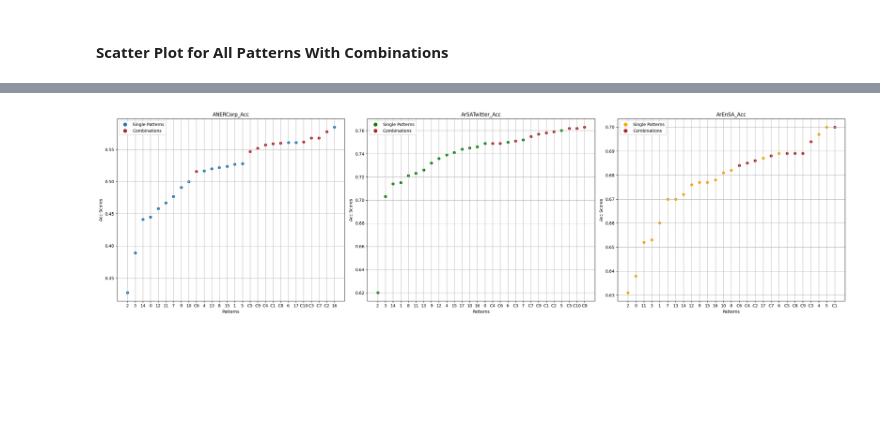
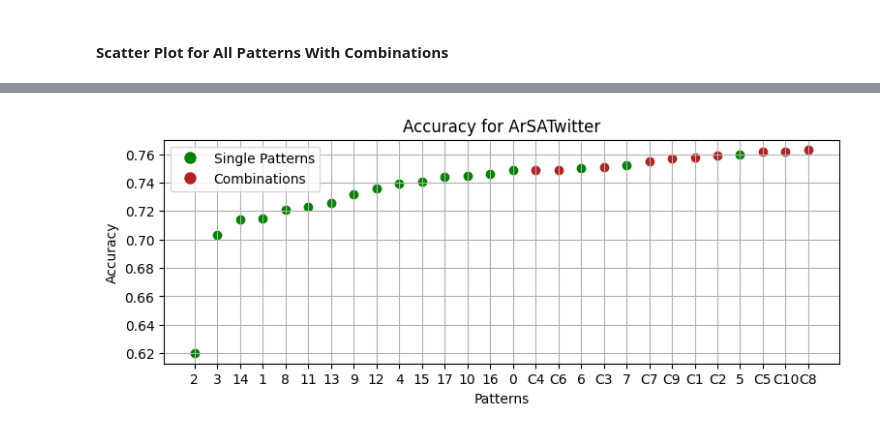
Before and after one commit to moeyad7/Thesis_Data, a Jupyter notebook: thesis-plots.ipynb, the cells around one changed output, grey strips where cells are left out. Cells and saved outputs as stored; diff of their text form; code cells hidden in the pictures; blank space fills up the shorter version.

```diff
--- a/thesis-plots.ipynb
+++ b/thesis-plots.ipynb
@@ -593,95 +635,33 @@ plt.show()
 # %%
+# ArSATwitter Accuracy
 import matplotlib.pyplot as plt
 from matplotlib.lines import Line2D
 
-
-ANERCorp_Acc = [0.445, 0.527, 0.327, 0.389, 0.517, 0.528, 0.561, 0.477, 0.522, 0.491, 0.5, 0.467, 0.458, 0.52, 0.441, 0.524, 0.585, 0.561, 0.559, 0.578, 0.568, 0.557, 0.547, 0.516, 0.568, 0.56, 0.552, 0.562]
-ArSATwitter_Acc = [0.749, 0.715, 0.62, 0.703, 0.739, 0.76, 0.75, 0.752, 0.721, 0.732, 0.745, 0.723, 0.736, 0.726, 0.714, 0.741, 0.746, 0.744, 0.758, 0.759, 0.751, 0.749, 0.762, 0.749, 0.755, 0.763, 0.757, 0.762]
-ArEnSA_Acc = [0.638, 0.66, 0.631, 0.653, 0.697, 0.7, 0.689, 0.67, 0.682, 0.677, 0.681, 0.652, 0.676, 0.67, 0.672, 0.677, 0.678, 0.687, 0.7, 0.686, 0.694, 0.685, 0.689, 0.684, 0.688, 0.689, 0.689]
+ArSATwitter_Acc = [0.749,0.715,0.620,0.703,0.739,0.760,0.750,0.752,0.721,0.732,0.745,0.723,0.736,0.726,0.714,0.741,0.746,0.744,0.758,0.759,0.751,0.749,0.762,0.749,0.755,0.763,0.757,0.762]
 
 patterns = [0, 1, 2, 3, 4, 5, 6, 7, 8, 9, 10, 11, 12, 13, 14, 15, 16, 17, 'C1', 'C2', 'C3', 'C4', 'C5', 'C6', 'C7', 'C8', 'C9', 'C10']
 
-
-ANERCorp_sorted_indices = list(zip(ANERCorp_Acc, patterns))
 ArSATwitter_indices = list(zip(ArSATwitter_Acc, patterns))
-ArEnSA_indices = list(zip(ArEnSA_Acc, patterns))
+sorted_ArSATwitter = sorted(ArSATwitter_indices, key=lambda tup: tup[0])
+ArSATwitter_Acc_sorted, ArSATwitter_patterns_sorted = zip(*sorted_ArSATwitter)
 
 
-sorted_ANERCorp = sorted(ANERCorp_sorted_indices, key=lambda tup: tup[0])
-sorted_ArSATwitter = sorted(ArSATwitter_indices, key=lambda tup: tup[0])
-sorted_ArEnSA = sorted(ArEnSA_indices, key=lambda tup: tup[0])
-
-
-ANERCorp_Acc_sorted, ANERCorp_patterns_sorted = zip(*sorted_ANERCorp)
-ArSATwitter_Acc_sorted, ArSATwitter_patterns_sorted = zip(*sorted_ArSATwitter)
-ArEnSA_Acc_sorted, ArEnSA__patterns_sorted = zip(*sorted_ArEnSA)
-
-# Create subplots for each dataset
-plt.figure(figsize=(25, 7))
-
-plt.subplot(1, 3, 1)
-
-for i, pattern in enumerate(ANERCorp_patterns_sorted):
-    color = 'C0' if not str(pattern).startswith('C') else 'firebrick'
-    label = 'Single Patterns' if not str(pattern).startswith('C') else 'Combinations'
-    plt.scatter(i, ANERCorp_Acc_sorted[i], label=label, color=color)
-
-plt.title('ANERCorp_Acc')
-plt.xlabel('Patterns')
-plt.ylabel('Acc Scores')
-plt.xticks(range(len(ANERCorp_patterns_sorted)), ANERCorp_patterns_sorted)
-legend_elements = [
-    Line2D([0], [0], marker='o', color='w', label='Single Patterns', markerfacecolor='C0', markersize=10),
-    Line2D([0], [0], marker='o', color='w', label='Combinations', markerfacecolor='firebrick', markersize=10)
-]
-plt.legend(handles=legend_elements, loc='upper left')
-plt.grid(True)
-
-
-# Subplot for ArSATwitter_Acc
-plt.subplot(1, 3, 2)
+plt.figure(figsize=(9, 3))
 
 for i, pattern in enumerate(ArSATwitter_patterns_sorted):
     color = 'green' if not str(pattern).startswith('C') else 'firebrick'
     label = 'Single Patterns' if not str(pattern).startswith('C') else 'Combinations'
     plt.scatter(i, ArSATwitter_Acc_sorted[i], label=label, color=color)
 
-plt.title('ArSATwitter_Acc')
+plt.title('Accuracy for ArSATwitter')
 plt.xlabel('Patterns')
-plt.ylabel('Acc Scores')
+plt.ylabel('Accuracy')
 plt.xticks(range(len(ArSATwitter_patterns_sorted)), ArSATwitter_patterns_sorted)
 legend_elements = [
     Line2D([0], [0], marker='o', color='w', label='Single Patterns', markerfacecolor='green', markersize=10),
     Line2D([0], [0], marker='o', color='w', label='Combinations', markerfacecolor='firebrick', markersize=10)
 ]
 plt.legend(handles=legend_elements, loc='upper left')
 plt.grid(True)
-
-
-
-# Subplot for ArEnSA_Acc
-plt.subplot(1, 3, 3)
-
-for i, pattern in enumerate(ArEnSA__patterns_sorted):
-    color = 'orange' if not str(pattern).startswith('C') else 'firebrick'
-    label = 'Single Patterns' if not str(pattern).startswith('C') else 'Combinations'
-    plt.scatter(i, ArEnSA_Acc_sorted[i], label=label, color=color)
-
-plt.title('ArEnSA_Acc')
-plt.xlabel('Patterns')
-plt.ylabel('Acc Scores')
-plt.xticks(range(len(ArEnSA__patterns_sorted)), ArEnSA__patterns_sorted)
-legend_elements = [
-    Line2D([0], [0], marker='o', color='w', label='Single Patterns', markerfacecolor='orange', markersize=10),
-    Line2D([0], [0], marker='o', color='w', label='Combinations', markerfacecolor='firebrick', markersize=10)
-]
-plt.legend(handles=legend_elements, loc='upper left')
-plt.grid(True)
-
-# Adjust layout to prevent overlapping
-plt.tight_layout()
-
-# Show the plots
-plt.show()
 # %% [output]
-[figure, old version]
+[figure, new version]
```
Also changed, not shown: parts of 6 cells of this notebook.
